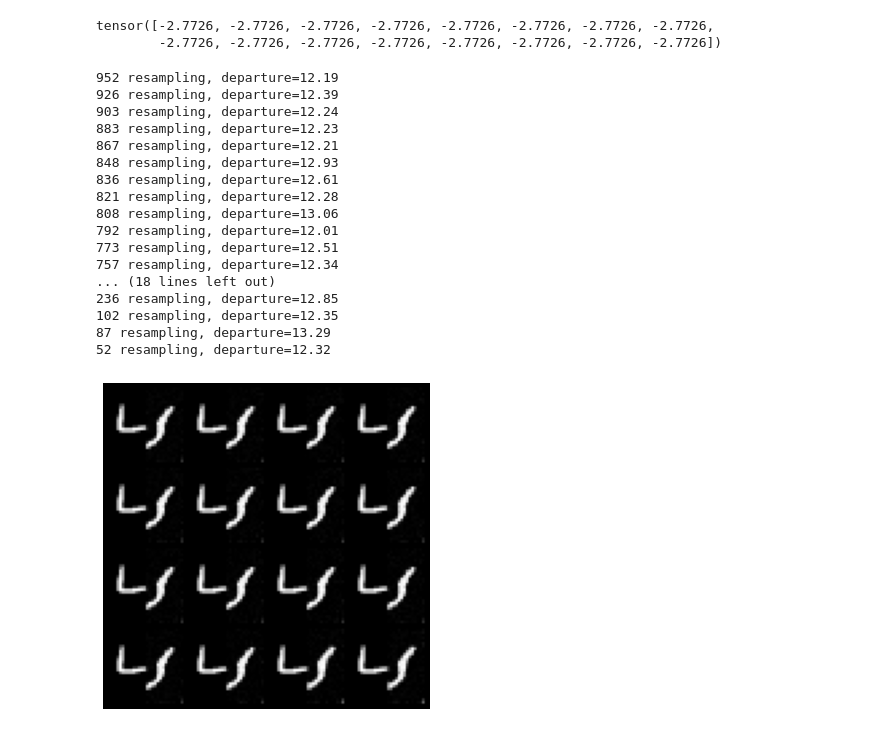
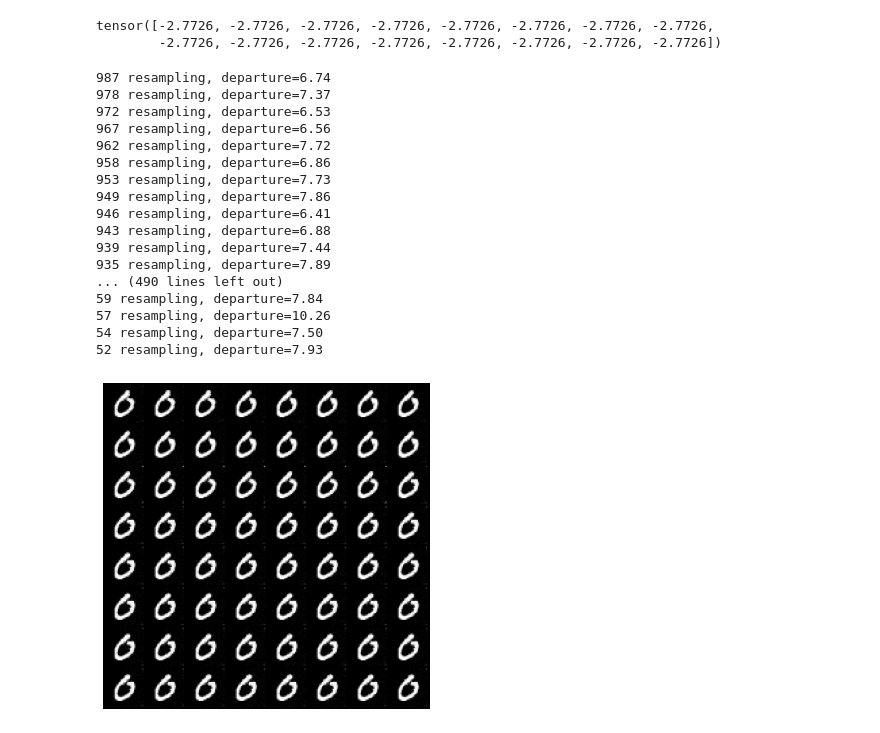
Before and after one commit to harrya32/conditional_diffusion_simulation, a Jupyter notebook: MNIST example.ipynb, the cells around one changed output. Saved outputs shown, nothing was run; the diff lists cells and outputs as text; code cells hidden in the pictures.

```diff
--- a/MNIST example.ipynb
+++ b/MNIST example.ipynb
@@ -466,7 +549,7 @@ def insert_condition(x, y_obs):
 
     return inserted
 # %%
-diff = get_diffused(data[2][0][0], 1000, sde_VE, sigma_min, sigma_max)
+diff = get_diffused(zero, 1000, sde_VE, sigma_min, sigma_max)
 # %%
 diff[0].shape
 # %% [output]
@@ -589,6 +672,4 @@ def CDiffE_pc_sampler(score_model,
             x = mean_x + torch.sqrt(step_size) * g[:, None, None, None] * torch.randn_like(x)
 
     return mean_x
-# %%
-diff = get_diffused(data[2][0][0], 1000, sde_VE, sigma_min, sigma_max)
 # %%
@@ -698,9 +792,9 @@ def inverse_cdf(su, W):
         A[n] = j
     return A
 # %%
-def get_y(x):
-    y = torch.zeros(16,1,28,14)
-    for i in range(16):
+def get_y(x, k):
+    y = torch.zeros(k,1,28,14)
+    for i in range(k):
         y[i][0] = x[i][0][:, :14]
 
     return y
@@ -731,7 +825,6 @@ def SMCDiff_Euler_Maruyama_sampler(score_model, marginal_prob_std, diffusion_coe
     x = torch.randn(k, 1, 28, 28, device=device) * marginal_prob_std(1)
     time_steps = torch.linspace(1., eps, num_steps)
     step_size = time_steps[0] - time_steps[1]
-
     weights = np.ones(k)/k
 
     if diffused_y is None:
@@ -741,31 +834,25 @@ def SMCDiff_Euler_Maruyama_sampler(score_model, marginal_prob_std, diffusion_coe
     else:
         diffused_y = [i[:,:14] for i in diffused_y]
 
-
     with torch.no_grad():
         for idx, time_step in enumerate(notebook.tqdm(time_steps)):
 
             idx = num_steps - idx - 1
             y_obs_t = diffused_y[idx]
             x = insert_condition(x, y_obs_t)
-
             batch_time_step = torch.ones(k, device=device) * time_step
-
-
             g = diffusion_coeff(batch_time_step)
 
 
-            #get predicted y_{t-1}
             if (idx - 1) >= 0:
                 mean_x = x + (g**2)[:, None, None, None] * score_model(x, batch_time_step) * step_size
                 sd = torch.sqrt(step_size) * g[:, None, None, None]
 
-                y_update_mean = get_y(mean_x)
+                y_update_mean = get_y(mean_x, k)
                 y_update_actual = diffused_y[idx-1]
 
 
                 log_w = log_imp_weights(y_update_actual, y_update_mean, sd)
-
                 weights *= torch.exp(log_w).cpu().detach().numpy()
                 weights /= sum(weights)
 
@@ -845,34 +932,33 @@ def SMCDiff_pc_sampler(score_model, marginal_prob_std, diffusion_coeff, y_obs, k
     return x
 # %%
 samples = SMCDiff_Euler_Maruyama_sampler(score_model, marginal_prob_std_fn, diffusion_coeff_fn,
-                                         data[2][0][0], diffused_y = diff, k=16)
-
+                                         zero, diffused_y = diff, k=64)
 
 samples = samples.clamp(0.0, 1.0)
 %matplotlib inline
 import matplotlib.pyplot as plt
-sample_grid = make_grid(samples, nrow=int(np.sqrt(16)))
+sample_grid = make_grid(samples, nrow=int(np.sqrt(64)))
 
 plt.figure(figsize=(6,6))
 plt.axis('off')
 plt.imshow(sample_grid.permute(1, 2, 0).cpu(), vmin=0., vmax=1.)
 plt.show()
 # %% [output]
-952 resampling, departure=12.19
-926 resampling, departure=12.39
-903 resampling, departure=12.24
-883 resampling, departure=12.23
-867 resampling, departure=12.21
-848 resampling, departure=12.93
-836 resampling, departure=12.61
-821 resampling, departure=12.28
-808 resampling, departure=13.06
-792 resampling, departure=12.01
-773 resampling, departure=12.51
-757 resampling, departure=12.34
-... (18 lines left out)
-236 resampling, departure=12.85
-102 resampling, departure=12.35
-87 resampling, departure=13.29
-52 resampling, departure=12.32
+987 resampling, departure=6.74
+978 resampling, departure=7.37
+972 resampling, departure=6.53
+967 resampling, departure=6.56
+962 resampling, departure=7.72
+958 resampling, departure=6.86
+953 resampling, departure=7.73
+949 resampling, departure=7.86
+946 resampling, departure=6.41
+943 resampling, departure=6.88
+939 resampling, departure=7.44
+935 resampling, departure=7.89
+... (490 lines left out)
+59 resampling, departure=7.84
+57 resampling, departure=10.26
+54 resampling, departure=7.50
+52 resampling, departure=7.93
-[figure, old version]
+[figure, new version]
```
Also changed, not shown: parts of 32 cells of this notebook, 12 other files.
